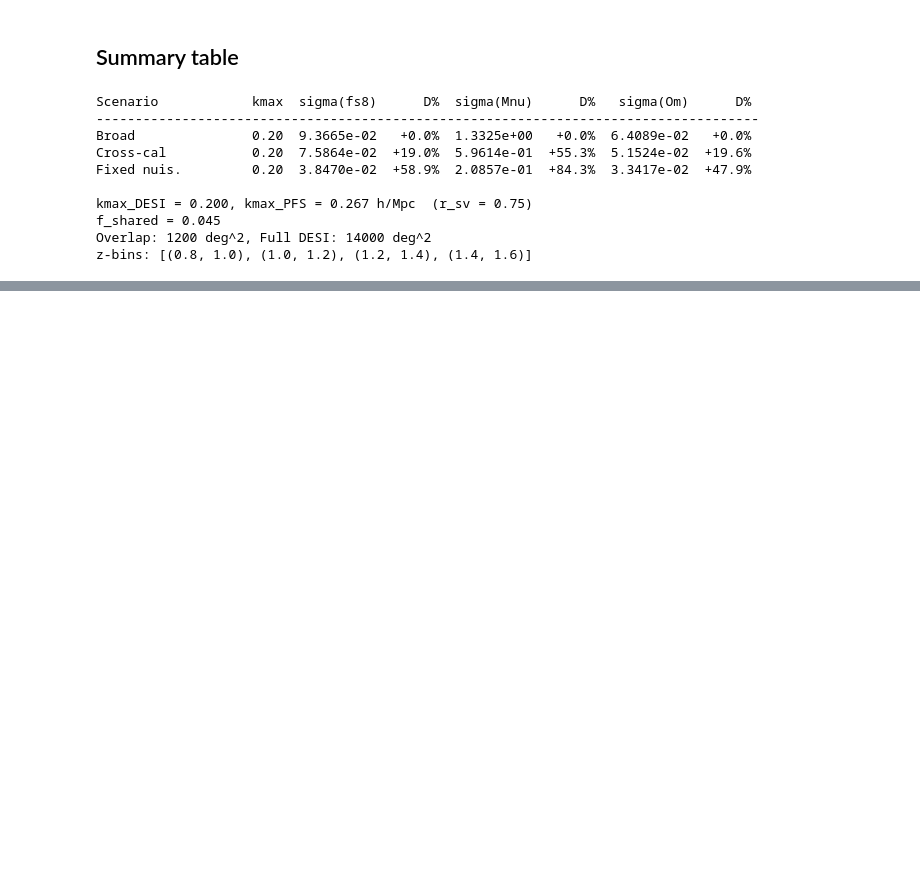
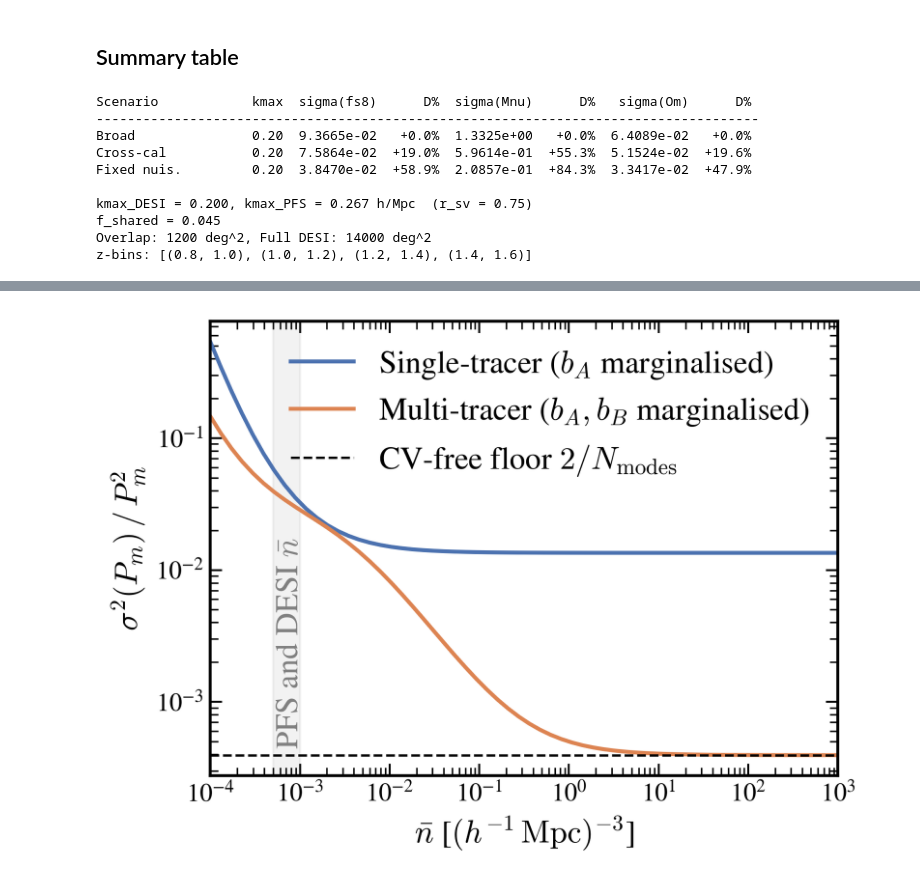
Before and after one commit to MinhMPA/PFSxDESI-multi-fish, a Jupyter notebook: notebooks/figures.ipynb, the cells around one changed output, grey strips where cells are left out. Saved outputs shown, nothing was run; the diff lists cells and outputs as text; code cells hidden in the pictures; blank space fills up the shorter version.

```diff
--- a/notebooks/figures.ipynb
+++ b/notebooks/figures.ipynb
@@ -346,0 +453,66 @@ z-bins: [(0.8, 1.0), (1.0, 1.2), (1.2, 1.4), (1.4, 1.6)]
+# %%
+from numpy.polynomial.legendre import leggauss
+
+bA, bB, f_ms, Pm = 1.0, 2.0, 0.8, 1e3  # Pm ~ P(k=0.1) in (Mpc/h)^3
+k_ms, dk_ms, V_ms = 0.1, 0.01, 1e9
+Nmodes_ms = k_ms**2 * dk_ms * V_ms / (2 * np.pi**2)
+mu_gl, w_gl = leggauss(40)
+
+def _sigma2_st(nbar):
+    F = np.zeros((2, 2))
+    for mi, wi in zip(mu_gl, w_gl):
+        sA = bA + f_ms * mi**2
+        PAA = sA**2 * Pm + 1.0 / nbar
+        D = np.array([sA**2, 2.0 * sA * Pm])
+        F += wi * np.outer(D, D) / (2.0 * PAA**2)
+    F *= Nmodes_ms / 2.0
+    return 1.0 / (F[0, 0] - F[0, 1]**2 / F[1, 1])
+
+def _sigma2_mt(nbar):
+    F = np.zeros((3, 3))
+    for mi, wi in zip(mu_gl, w_gl):
+        sA = bA + f_ms * mi**2
+        sB = bB + f_ms * mi**2
+        PAA = sA**2 * Pm + 1.0 / nbar
+        PBB = sB**2 * Pm + 1.0 / nbar
+        PAB = sA * sB * Pm
+        C3 = np.array([
+            [2*PAA**2,     2*PAB**2,        2*PAA*PAB],
+            [2*PAB**2,     2*PBB**2,        2*PBB*PAB],
+            [2*PAA*PAB,    2*PBB*PAB,       PAA*PBB + PAB**2]])
+        D = np.array([
+            [sA**2,   2*sA*Pm, 0.0],
+            [sB**2,   0.0,     2*sB*Pm],
+            [sA*sB,   sB*Pm,   sA*Pm]])
+        F += wi * D.T @ np.linalg.inv(C3) @ D
+    F *= Nmodes_ms / 2.0
+    Fb = F[1:, 1:]
+    Fc = F[0, 1:]
+    return 1.0 / (F[0, 0] - Fc @ np.linalg.solve(Fb, Fc))
+
+nbars_ms = np.logspace(-4, 3, 60)  # 1e-4 to 1e3: covers realistic survey densities
+s2_st = np.array([_sigma2_st(n) for n in nbars_ms])
+s2_mt = np.array([_sigma2_mt(n) for n in nbars_ms])
+cv_floor = 2.0 * Pm**2 / Nmodes_ms
+
+fig, ax = plt.subplots(figsize=(6, 4.5))
+ax.loglog(nbars_ms, s2_st / Pm**2, "-", color="#4C72B0", lw=2,
+          label=r"Single-tracer ($b_A$ marginalised)")
+ax.loglog(nbars_ms, s2_mt / Pm**2, "-", color="#DD8452", lw=2,
+          label=r"Multi-tracer ($b_A, b_B$ marginalised)")
+ax.axhline(cv_floor / Pm**2, ls="--", color="k", lw=1.2,
+           label=r"CV-free floor $2/N_{\rm modes}$")
+
+# Typical survey nbar range
+ax.axvspan(5e-4, 1e-3, color="gray", alpha=0.10, zorder=0)
+ax.text(7.8e-4, 5e-4, r"PFS and DESI $\bar{n}$", color="gray",
+        fontsize=16, ha="center", rotation=90)
+
+ax.set_xlabel(r"$\bar{n}$ [$(h^{-1}\,\mathrm{Mpc})^{-3}$]")
+ax.set_ylabel(r"$\sigma^2(P_m)\,/\,P_m^2$")
+ax.set_xlim(nbars_ms[0], nbars_ms[-1])
+ax.legend(frameon=False, fontsize=16, loc="upper right")
+fig.tight_layout()
+plt.show()
+# %% [output]
+[figure, added]
```
Also changed, not shown: parts of 11 cells of this notebook, 7 other files.
